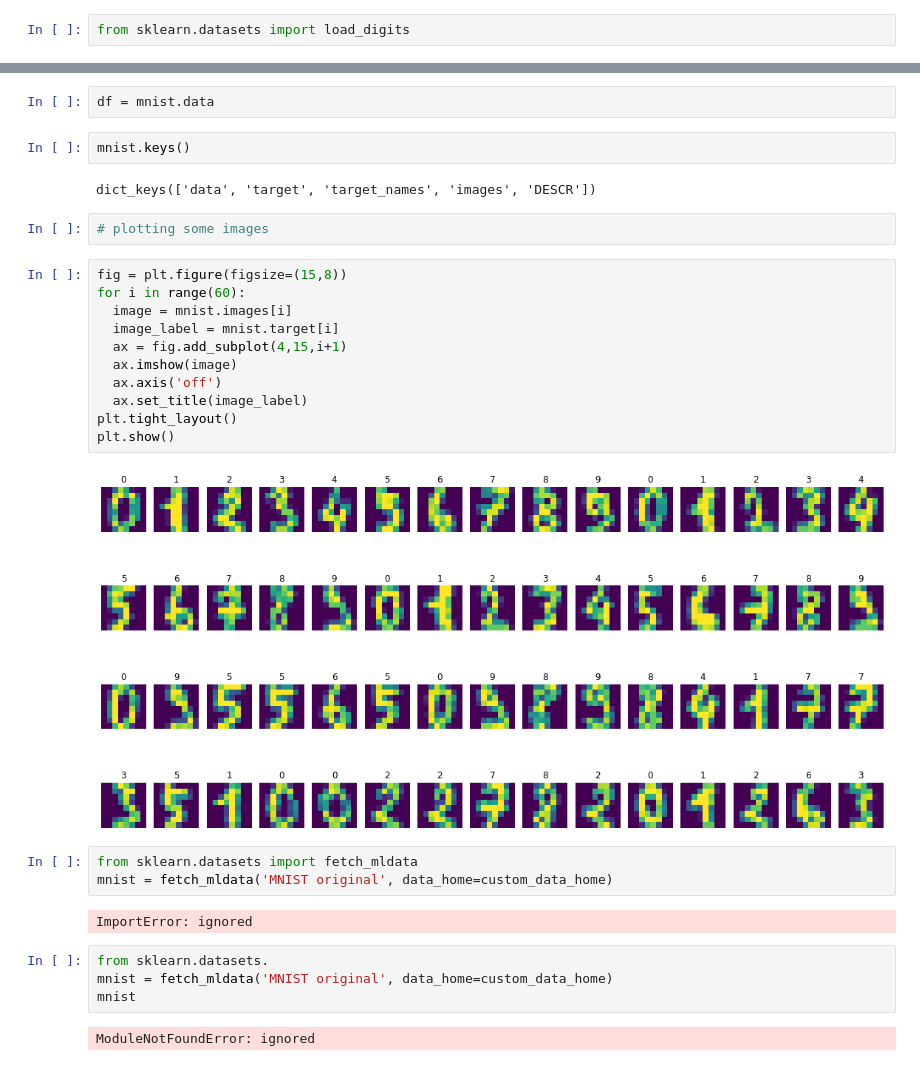
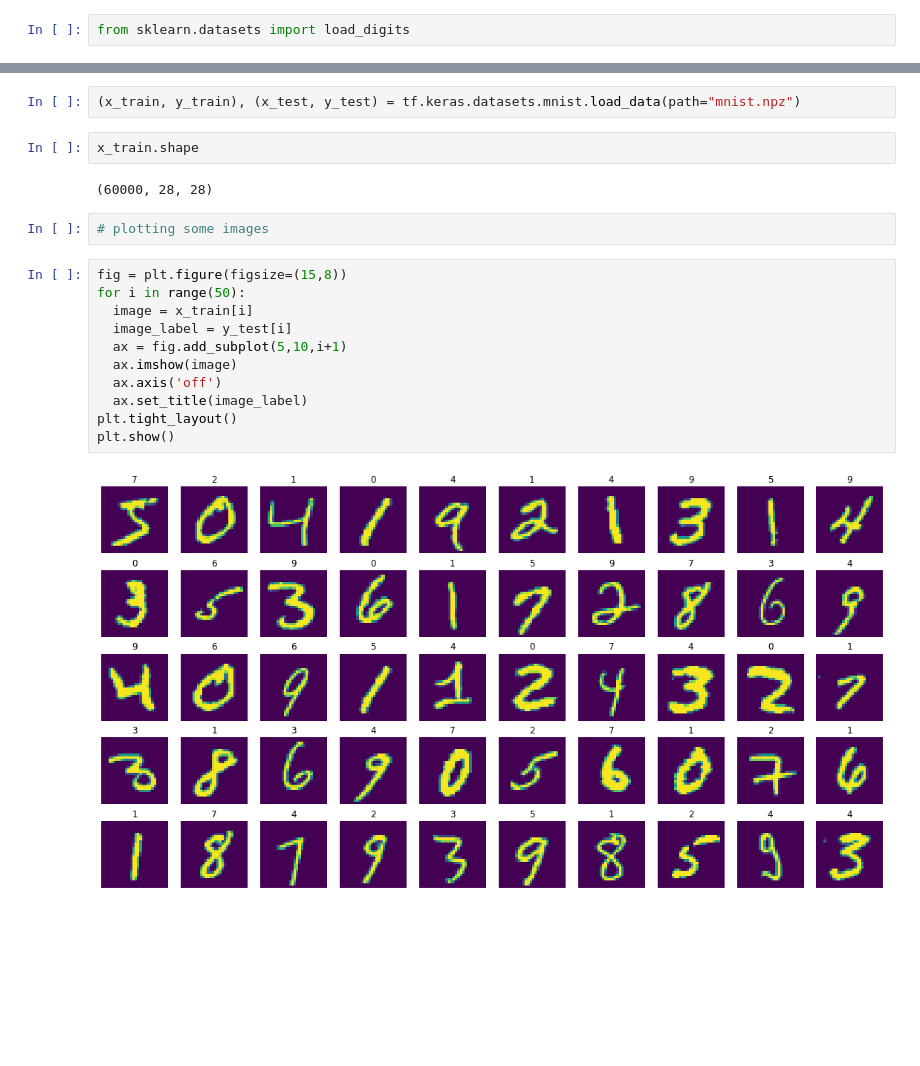
Before and after one commit to kvamsi7/Deep_Learning, a Jupyter notebook: MNIST_using_pure-tensorflow.ipynb, the cells around one changed output, grey strips where cells are left out. Drawn from its saved outputs; the diff is of its cells as text; blank space fills up the shorter version.

```diff
--- a/MNIST_using_pure-tensorflow.ipynb
+++ b/MNIST_using_pure-tensorflow.ipynb
@@ -83,32 +65,21 @@ Optical recognition of handwritten digits dataset
-# %%
-df = mnist.data
-# %%
-mnist.keys()
-# %% [output]
-dict_keys(['data', 'target', 'target_names', 'images', 'DESCR'])
+# %%
+(x_train, y_train), (x_test, y_test) = tf.keras.datasets.mnist.load_data(path="mnist.npz")
+# %%
+x_train.shape
+# %% [output]
+(60000, 28, 28)
 # %%
 # plotting some images
 # %%
 fig = plt.figure(figsize=(15,8))
-for i in range(60):
-  image = mnist.images[i]
-  image_label = mnist.target[i]
-  ax = fig.add_subplot(4,15,i+1)
+for i in range(50):
+  image = x_train[i]
+  image_label = y_test[i]
+  ax = fig.add_subplot(5,10,i+1)
   ax.imshow(image)
   ax.axis('off')
   ax.set_title(image_label)
 plt.tight_layout()
 plt.show()
 # %% [output]
-[figure, old version]
+[figure, new version]
-# %%
-from sklearn.datasets import fetch_mldata
-mnist = fetch_mldata('MNIST original', data_home=custom_data_home)
-# %% [output]
-ImportError: ignored
-# %%
-from sklearn.datasets.
-mnist = fetch_mldata('MNIST original', data_home=custom_data_home)
-mnist
-# %% [output]
-ModuleNotFoundError: ignored
```
Also changed, not shown: parts of 14 cells of this notebook.
